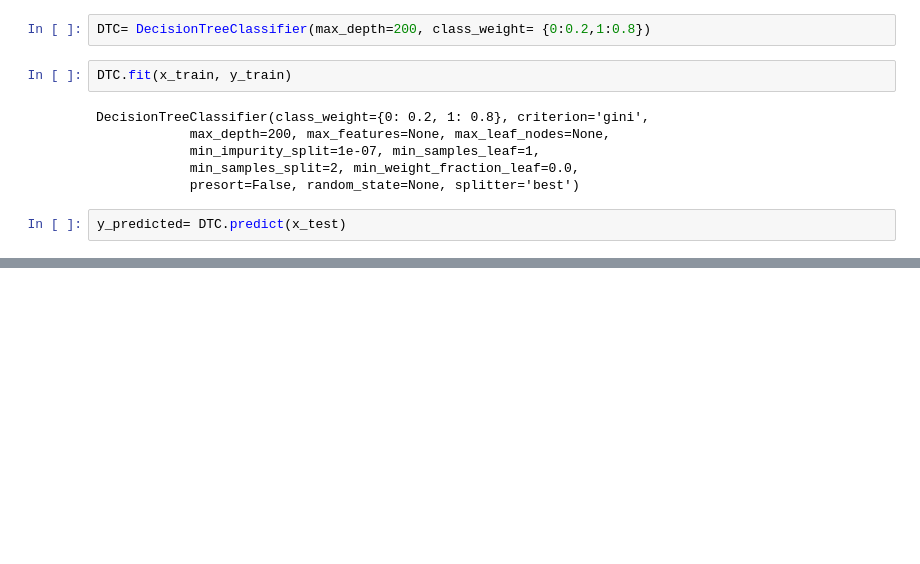
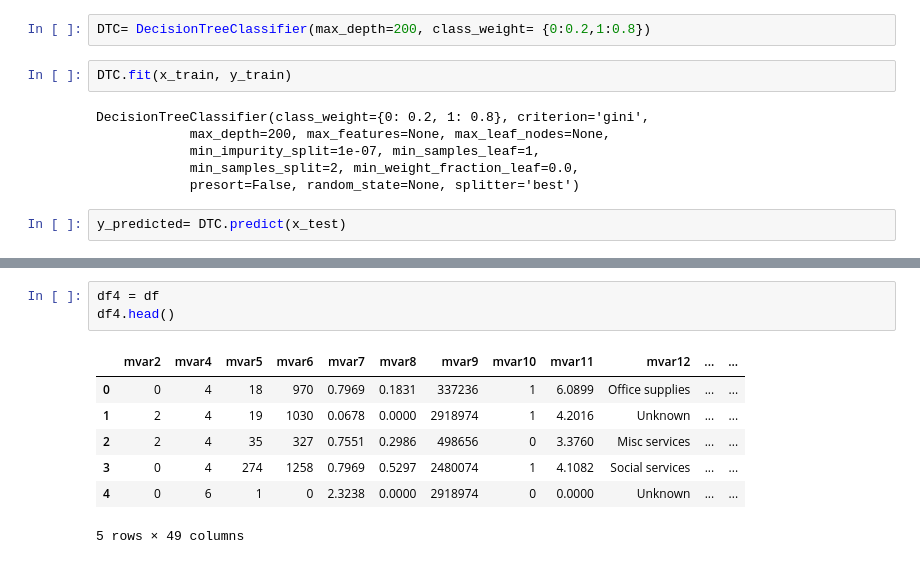
Before and after one commit to apoorvaagarwall/Amex_analyze_this, a Jupyter notebook: Analyze_this.ipynb, the cells around one changed output, grey strips where cells are left out. Cells and saved outputs as stored; diff of their text form; blank space fills up the shorter version.

```diff
--- a/Analyze_this.ipynb
+++ b/Analyze_this.ipynb
@@ -318,0 +323,11 @@ avg / total       0.77      0.76      0.76      4200
+# %%
+df4 = df
+df4.head()
+# %% [output]
+|  | mvar2 | mvar4 | mvar5 | mvar6 | mvar7 | mvar8 | mvar9 | mvar10 | mvar11 | mvar12 | ... | ... |
+| 0 | 0 | 4 | 18 | 970 | 0.7969 | 0.1831 | 337236 | 1 | 6.0899 | Office supplies | ... | ... |
+| 1 | 2 | 4 | 19 | 1030 | 0.0678 | 0.0000 | 2918974 | 1 | 4.2016 | Unknown | ... | ... |
+| 2 | 2 | 4 | 35 | 327 | 0.7551 | 0.2986 | 498656 | 0 | 3.3760 | Misc services | ... | ... |
+| 3 | 0 | 4 | 274 | 1258 | 0.7969 | 0.5297 | 2480074 | 1 | 4.1082 | Social services | ... | ... |
+| 4 | 0 | 6 | 1 | 0 | 2.3238 | 0.0000 | 2918974 | 0 | 0.0000 | Unknown | ... | ... |
+5 rows × 49 columns
```
Also changed, not shown: parts of 37 cells of this notebook.
